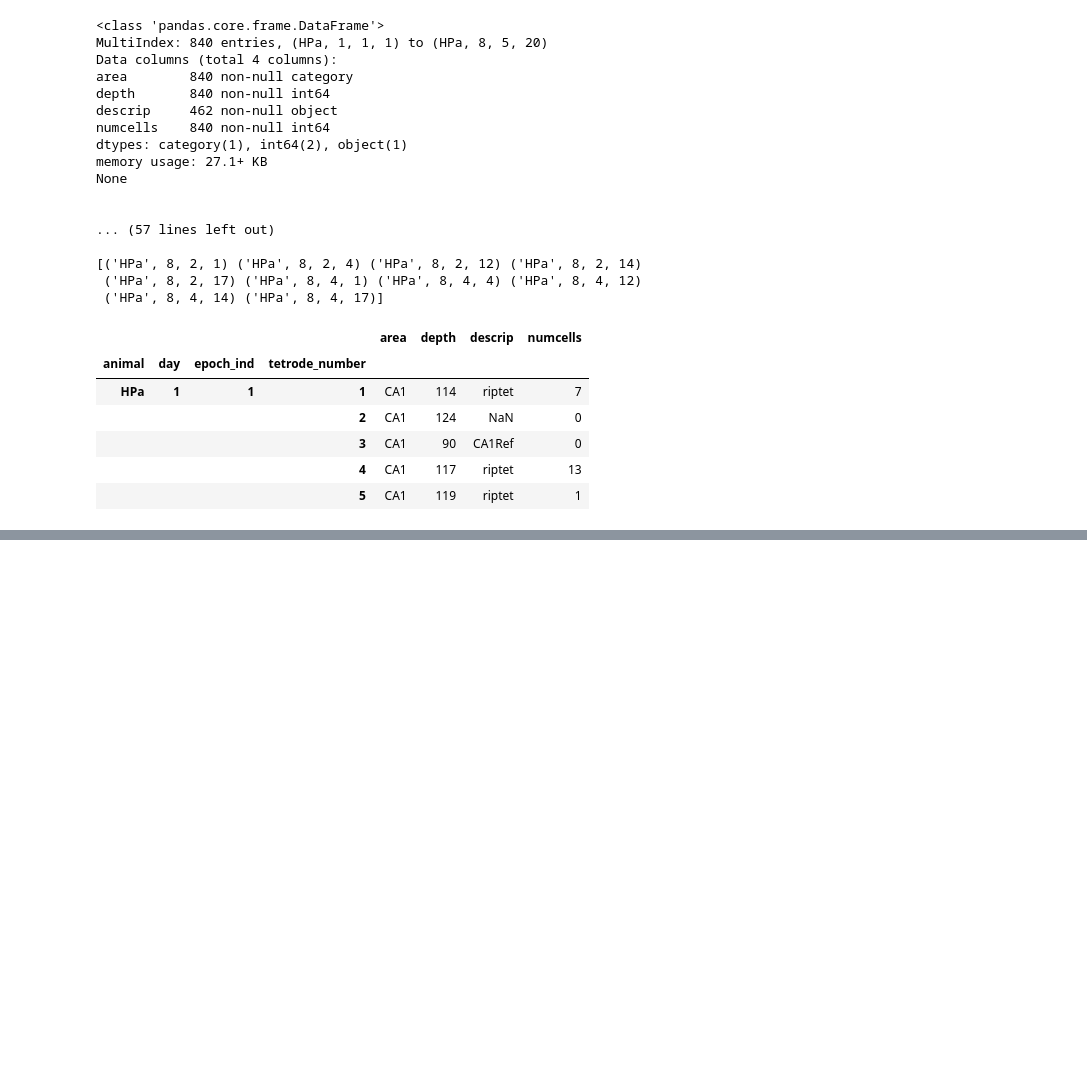
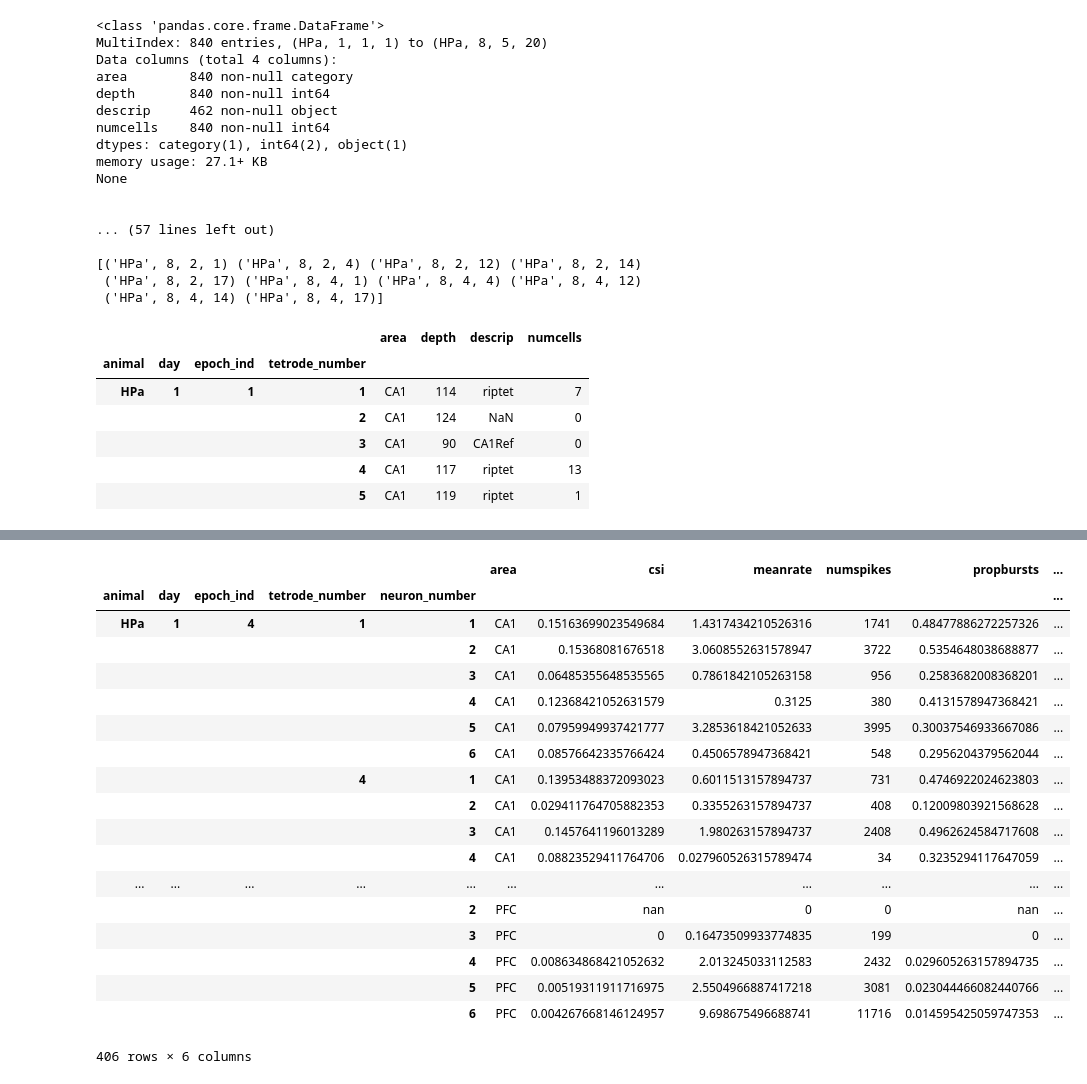
Before and after one commit to edeno/Jadhav-2016-Data-Analysis, a Jupyter notebook: notebooks/convertToPandas.ipynb, the cells around one changed output, grey strips where cells are left out. Cells and saved outputs as stored; diff of their text form; code cells hidden in the pictures; blank space fills up the shorter version.

```diff
--- a/notebooks/convertToPandas.ipynb
+++ b/notebooks/convertToPandas.ipynb
@@ -197,0 +176,25 @@ epochs_df.loc[epochs_df.environment == 'wtr1']
+# %%
+tetrode_data = [(scipy.io.loadmat(file_name[0]), file_name[1]) for file_name in tetrode_file_names]
+
+def convert_tetrode_epoch_to_dataframe(tetrodes_in_epoch, animal, day, epoch_ind):
+    '''
+    Given an epoch data structure, return a cleaned up DataFrame
+    '''
+    tetrode_dict_list = [convert_to_dict(tetrode) for tetrode in tetrodes_in_epoch[0][0]]
+    return (pd.DataFrame(tetrode_dict_list)
+              .assign(numcells=lambda x: x['numcells'].astype(int))  # convert numcells to integer type
+              .assign(depth=lambda x: x['depth'].astype(int)) # convert depth to integer type
+              .assign(area=lambda x: pd.Categorical(x['area']))  # convert numcells to integer type
+              .assign(animal=lambda x: animal)
+              .assign(day=lambda x: day)
+              .assign(epoch_ind=lambda x: epoch_ind)
+              .assign(tetrode_number=lambda x: x.index + 1)
+              .set_index(['animal', 'day', 'epoch_ind', 'tetrode_number'])  # set index to identify rows
+            )
+
+# Make a dictionary with (animal, day, epoch_ind) as the keys
+tetrode_info2 = {(animal, day_ind + 1, epoch_ind + 1):
+                  convert_tetrode_epoch_to_dataframe(epoch, animal, day_ind + 1, epoch_ind + 1)
+                   for info, animal in tetrode_data
+                   for day_ind, day in enumerate(info['tetinfo'].T)
+                   for epoch_ind, epoch in enumerate(day[0].T)}
@@ -197,0 +442,23 @@ epochs_df.loc[epochs_df.environment == 'wtr1']
+# %%
+epoch_keys = get_df_index(epochs_df.loc[epochs_df.environment == 'wtr1'])
+pd.concat([neuron_info[key] for key in epoch_keys]).dropna()
+# %% [output]
+|  |  |  |  |  | area | csi | meanrate | numspikes | propbursts | ... |
+| animal | day | epoch_ind | tetrode_number | neuron_number |  |  |  |  |  | ... |
+| HPa | 1 | 4 | 1 | 1 | CA1 | 0.15163699023549684 | 1.4317434210526316 | 1741 | 0.48477886272257326 | ... |
+|  |  |  |  | 2 | CA1 | 0.15368081676518 | 3.0608552631578947 | 3722 | 0.5354648038688877 | ... |
+|  |  |  |  | 3 | CA1 | 0.06485355648535565 | 0.7861842105263158 | 956 | 0.2583682008368201 | ... |
+|  |  |  |  | 4 | CA1 | 0.12368421052631579 | 0.3125 | 380 | 0.4131578947368421 | ... |
+|  |  |  |  | 5 | CA1 | 0.07959949937421777 | 3.2853618421052633 | 3995 | 0.30037546933667086 | ... |
+|  |  |  |  | 6 | CA1 | 0.08576642335766424 | 0.4506578947368421 | 548 | 0.2956204379562044 | ... |
+|  |  |  | 4 | 1 | CA1 | 0.13953488372093023 | 0.6011513157894737 | 731 | 0.4746922024623803 | ... |
+|  |  |  |  | 2 | CA1 | 0.029411764705882353 | 0.3355263157894737 | 408 | 0.12009803921568628 | ... |
+|  |  |  |  | 3 | CA1 | 0.1457641196013289 | 1.980263157894737 | 2408 | 0.4962624584717608 | ... |
+|  |  |  |  | 4 | CA1 | 0.08823529411764706 | 0.027960526315789474 | 34 | 0.3235294117647059 | ... |
+| ... | ... | ... | ... | ... | ... | ... | ... | ... | ... | ... |
+|  |  |  |  | 2 | PFC | nan | 0 | 0 | nan | ... |
+|  |  |  |  | 3 | PFC | 0 | 0.16473509933774835 | 199 | 0 | ... |
+|  |  |  |  | 4 | PFC | 0.008634868421052632 | 2.013245033112583 | 2432 | 0.029605263157894735 | ... |
+|  |  |  |  | 5 | PFC | 0.00519311911716975 | 2.5504966887417218 | 3081 | 0.023044466082440766 | ... |
+|  |  |  |  | 6 | PFC | 0.004267668146124957 | 9.698675496688741 | 11716 | 0.014595425059747353 | ... |
+406 rows × 6 columns
```
Also changed, not shown: parts of 17 cells of this notebook.
